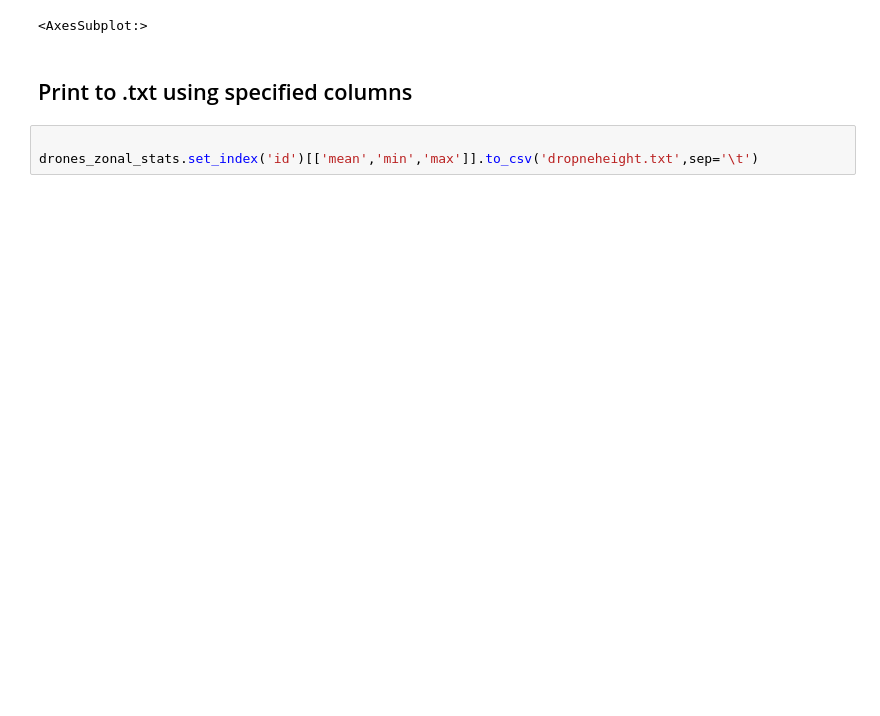
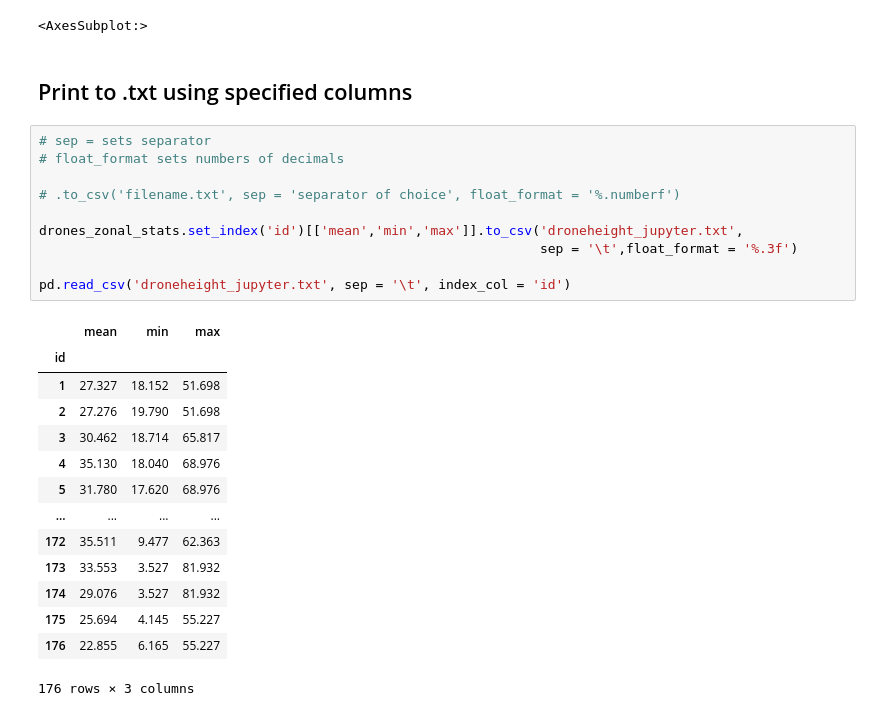
Before and after one commit to gusbacos/NGEO306, a Jupyter notebook: Dronepoints/clipdsm_zs.ipynb, the cells around one changed output. Cells and saved outputs as stored; diff of their text form; blank space fills up the shorter version.

```diff
--- a/Dronepoints/clipdsm_zs.ipynb
+++ b/Dronepoints/clipdsm_zs.ipynb
@@ -65,6 +122,28 @@ show(dsm_show)
 <AxesSubplot:>
 # %% [markdown]
 ## Print to .txt using specified columns
-# %%
-
-drones_zonal_stats.set_index('id')[['mean','min','max']].to_csv('dropneheight.txt',sep='\t')
+# %%
+# sep = sets separator
+# float_format sets numbers of decimals
+
+# .to_csv('filename.txt', sep = 'separator of choice', float_format = '%.numberf')
+
+drones_zonal_stats.set_index('id')[['mean','min','max']].to_csv('droneheight_jupyter.txt',
+                                                                sep = '\t',float_format = '%.3f')
+
+pd.read_csv('droneheight_jupyter.txt', sep = '\t', index_col = 'id')
+# %% [output]
+|  | mean | min | max |
+| id |  |  |  |
+| 1 | 27.327 | 18.152 | 51.698 |
+| 2 | 27.276 | 19.790 | 51.698 |
+| 3 | 30.462 | 18.714 | 65.817 |
+| 4 | 35.130 | 18.040 | 68.976 |
+| 5 | 31.780 | 17.620 | 68.976 |
+| ... | ... | ... | ... |
+| 172 | 35.511 | 9.477 | 62.363 |
+| 173 | 33.553 | 3.527 | 81.932 |
+| 174 | 29.076 | 3.527 | 81.932 |
+| 175 | 25.694 | 4.145 | 55.227 |
+| 176 | 22.855 | 6.165 | 55.227 |
+176 rows × 3 columns
```
Also changed, not shown: parts of 18 cells of this notebook, 1 other file.
